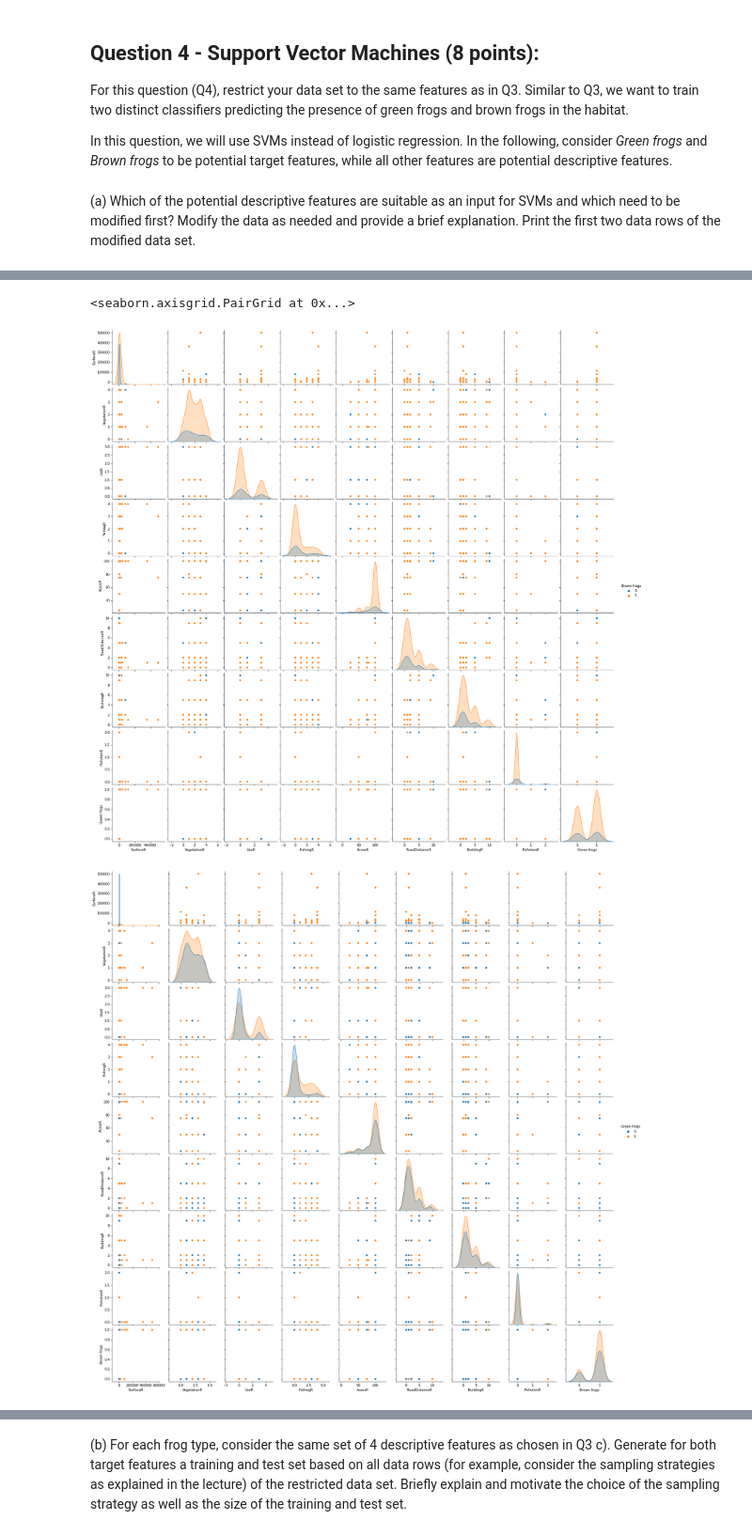
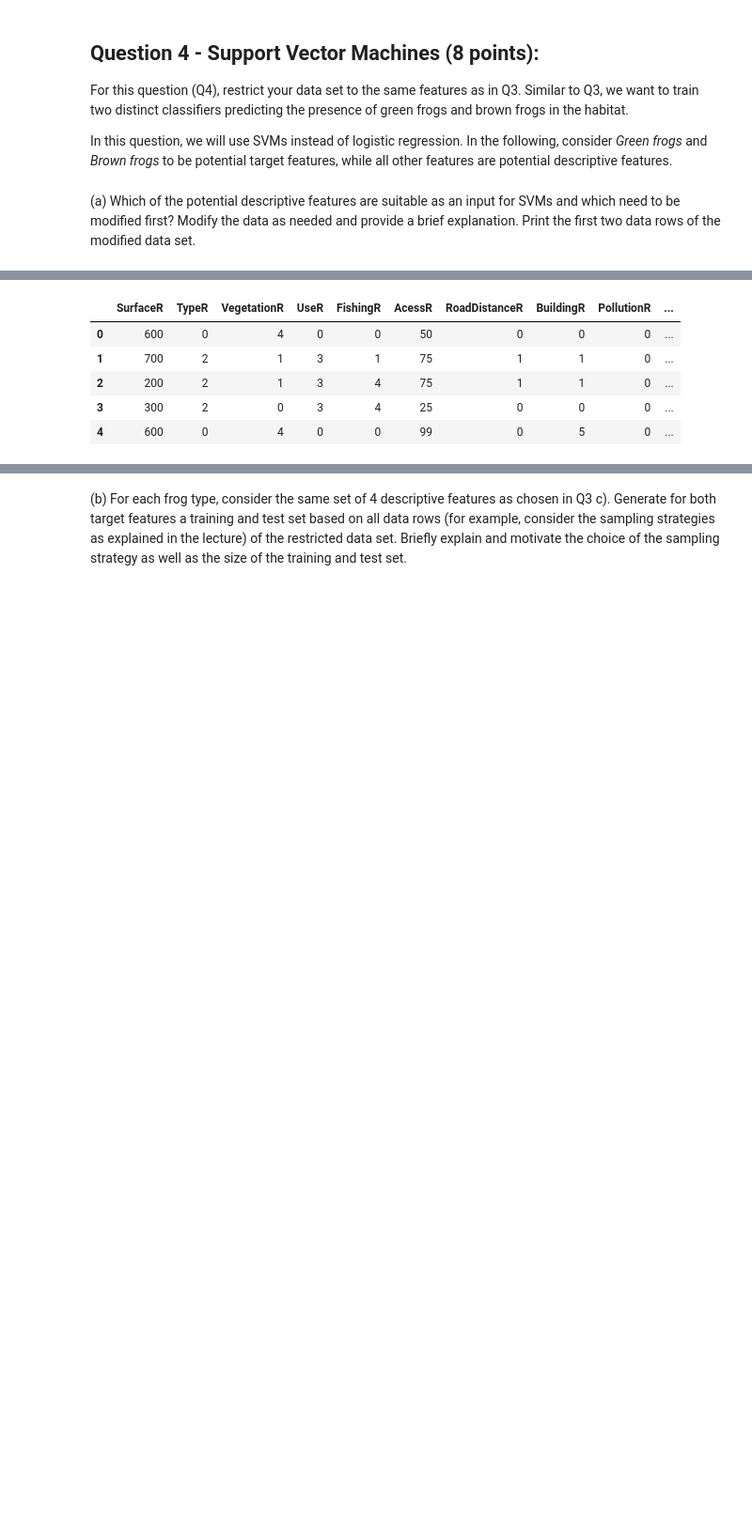
Before and after one commit to JohnGim/ids, a Jupyter notebook: a1/assignment 1.ipynb, the cells around one changed output, grey strips where cells are left out. Shown at 94% size. Saved outputs shown, nothing was run; the diff lists cells and outputs as text; code cells hidden in the pictures; blank space fills up the shorter version.

```diff
--- a/a1/assignment 1.ipynb
+++ b/a1/assignment 1.ipynb
@@ -445,9 +449,8 @@ In this question, we will use SVMs instead of logistic regression. In the follow
    (a) Which of the potential descriptive features are suitable as an input for SVMs and which need to be modified first? Modify the data as needed and provide a brief explanation. Print the first two data rows of the modified data set.
 # %%
 svm_data = restricted_data.copy()
-print(svm_data)
-target_features = svm_data.columns[-2:]
-descriptive_features = svm_data.columns[:10]
-sns.pairplot(svm_data, hue="Brown frogs")
-sns.pairplot(svm_data, hue="Green frogs")
+svm_data_mod = mod_restr_data.copy()
+svm_data_mod.head()
+# sns.pairplot(svm_data, hue="Brown frogs")
+# sns.pairplot(svm_data, hue="Green frogs")
 # %% [output]
@@ -471,3 +457,6 @@ sns.pairplot(svm_data, hue="Green frogs")
-<seaborn.axisgrid.PairGrid at 0x...>
-[figure, removed]
-[figure, removed]
+|  | SurfaceR | TypeR | VegetationR | UseR | FishingR | AcessR | RoadDistanceR | BuildingR | PollutionR | ... |
+| 0 | 600 | 0 | 4 | 0 | 0 | 50 | 0 | 0 | 0 | ... |
+| 1 | 700 | 2 | 1 | 3 | 1 | 75 | 1 | 1 | 0 | ... |
+| 2 | 200 | 2 | 1 | 3 | 4 | 75 | 1 | 1 | 0 | ... |
+| 3 | 300 | 2 | 0 | 3 | 4 | 25 | 0 | 0 | 0 | ... |
+| 4 | 600 | 0 | 4 | 0 | 0 | 99 | 0 | 5 | 0 | ... |
```
Also changed, not shown: parts of 38 cells of this notebook.
